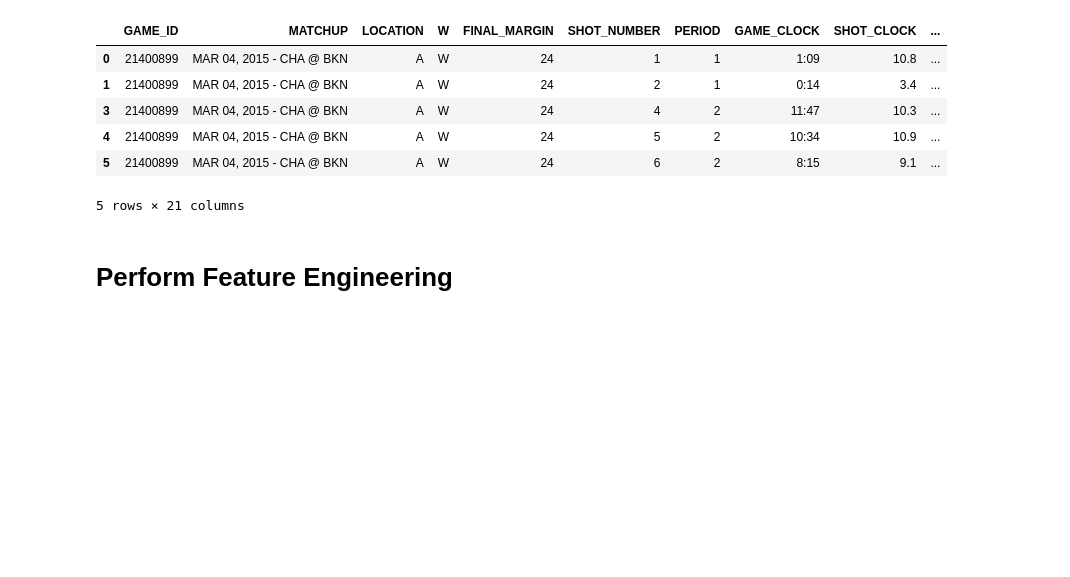
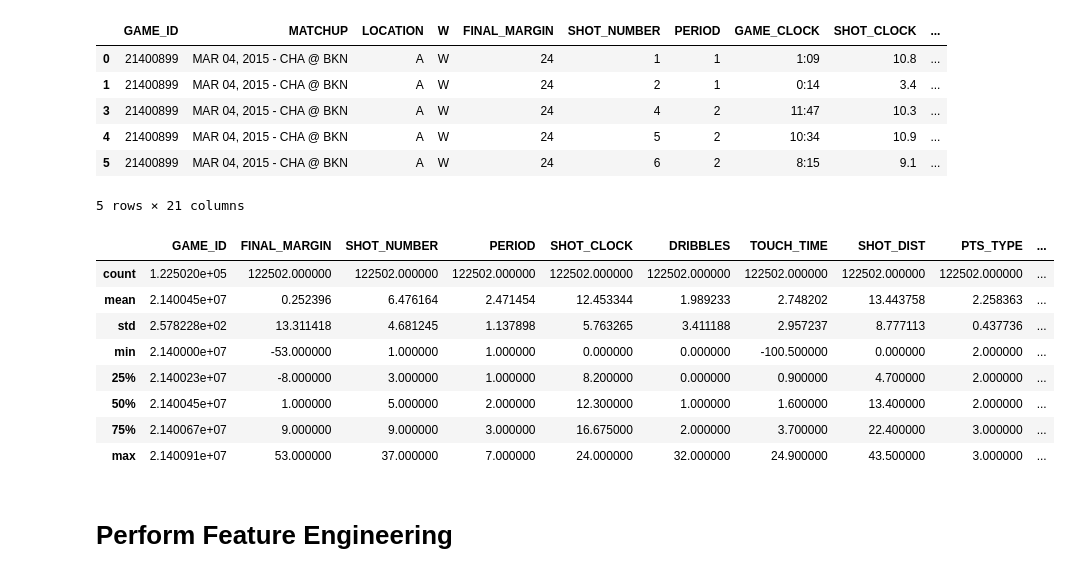
Before and after one commit to justindeanfoster/NBAShotDataAnalysis, a Jupyter notebook: shot_data_analysis.ipynb, the cells around one changed output. Drawn from its saved outputs; the diff is of its cells as text; code cells hidden in the pictures; blank space fills up the shorter version.

Commit message:
Added data describe, testing PCA on NN

```diff
--- a/shot_data_analysis.ipynb
+++ b/shot_data_analysis.ipynb
@@ -21,6 +21,18 @@ data.head()
 | 4 | 21400899 | MAR 04, 2015 - CHA @ BKN | A | W | 24 | 5 | 2 | 10:34 | 10.9 | ... |
 | 5 | 21400899 | MAR 04, 2015 - CHA @ BKN | A | W | 24 | 6 | 2 | 8:15 | 9.1 | ... |
 5 rows × 21 columns
+# %%
+data.describe()
+# %% [output]
+|  | GAME_ID | FINAL_MARGIN | SHOT_NUMBER | PERIOD | SHOT_CLOCK | DRIBBLES | TOUCH_TIME | SHOT_DIST | PTS_TYPE | ... |
+| count | 1.225020e+05 | 122502.000000 | 122502.000000 | 122502.000000 | 122502.000000 | 122502.000000 | 122502.000000 | 122502.000000 | 122502.000000 | ... |
+| mean | 2.140045e+07 | 0.252396 | 6.476164 | 2.471454 | 12.453344 | 1.989233 | 2.748202 | 13.443758 | 2.258363 | ... |
+| std | 2.578228e+02 | 13.311418 | 4.681245 | 1.137898 | 5.763265 | 3.411188 | 2.957237 | 8.777113 | 0.437736 | ... |
+| min | 2.140000e+07 | -53.000000 | 1.000000 | 1.000000 | 0.000000 | 0.000000 | -100.500000 | 0.000000 | 2.000000 | ... |
+| 25% | 2.140023e+07 | -8.000000 | 3.000000 | 1.000000 | 8.200000 | 0.000000 | 0.900000 | 4.700000 | 2.000000 | ... |
+| 50% | 2.140045e+07 | 1.000000 | 5.000000 | 2.000000 | 12.300000 | 1.000000 | 1.600000 | 13.400000 | 2.000000 | ... |
+| 75% | 2.140067e+07 | 9.000000 | 9.000000 | 3.000000 | 16.675000 | 2.000000 | 3.700000 | 22.400000 | 3.000000 | ... |
+| max | 2.140091e+07 | 53.000000 | 37.000000 | 7.000000 | 24.000000 | 32.000000 | 24.900000 | 43.500000 | 3.000000 | ... |
 # %% [markdown]
 # Perform Feature Engineering
 # %%
```
Also changed, not shown: parts of 3 cells of this notebook.
